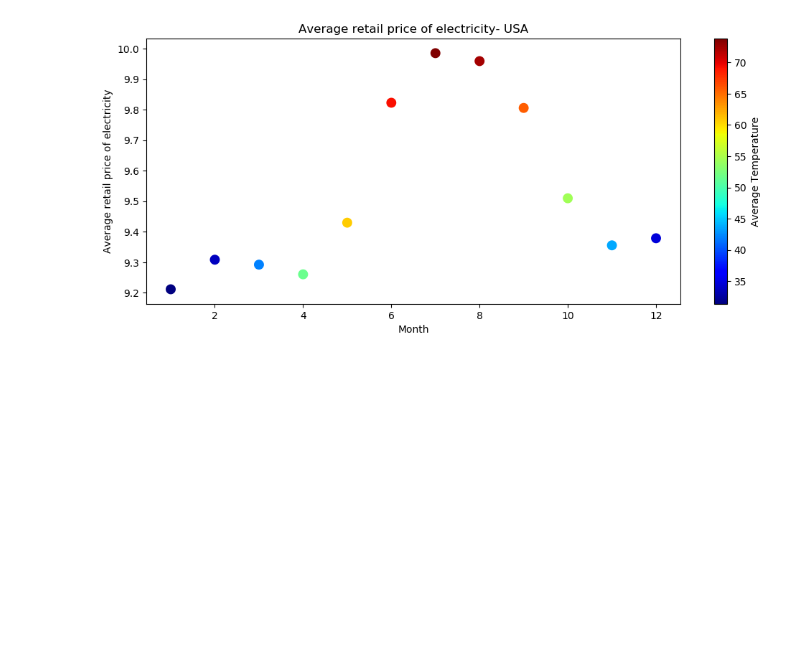
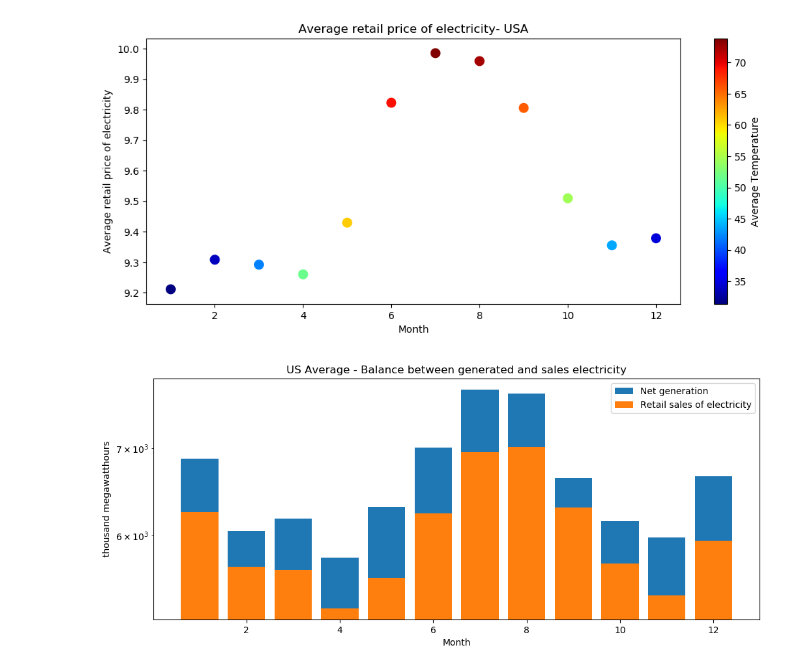
Before and after one commit to megiza/First_CapstoneProject, a Jupyter notebook: Project 1_Part2.ipynb, the cells around one changed output. Cells and saved outputs as stored; diff of their text form; code cells hidden in the pictures; blank space fills up the shorter version.

```diff
--- a/Project 1_Part2.ipynb
+++ b/Project 1_Part2.ipynb
@@ -282,3 +365,45 @@ cbar.ax.set_ylabel('Average Temperature', rotation=90)
 plt.show()
 # %% [output]
 [figure]
+# %%
+# Balance between generated and sales electricity
+# Electricity Price in USA with respect to average temperature by month
+df_monthly_US=resample_mean_US(df_data,f='m')
+
+variable_x='Month'
+title_graph='US Averages '
+label_x='Month'
+label_y=' '
+
+variable_y_1='Net generation'
+variable_y_2='Retail sales of electricity'
+
+utilization_percentage=(v_y_2/v_y_1)*100
+
+
+#x=df_monthly_US[variable_x]
+v_x=df_monthly_US.index
+v_y_1=df_monthly_US[variable_y_1]
+v_y_2=df_monthly_US[variable_y_2]
+
+#Format the size of the figure/plot
+width=12
+height=4.8
+plt.rcParams['figure.figsize'] = [width, height]
+
+p1=plt.bar(x=v_x, height=v_y_1)
+p2=plt.bar(x=v_x, height=v_y_2)
+
+plt.xlabel(variable_x)
+plt.ylabel('thousand megawatthours')
+plt.legend((p1[0],p2[0]),(variable_y_1, variable_y_2))
+plt.title('US Average - Balance between generated and sales electricity')
+plt.yscale('log')
+
+
+
+utilization_percentage=(v_y_2/v_y_1)*100
+
+plt.show()
+# %% [output]
+[figure, added]
```
Also changed, not shown: parts of 23 cells of this notebook.
